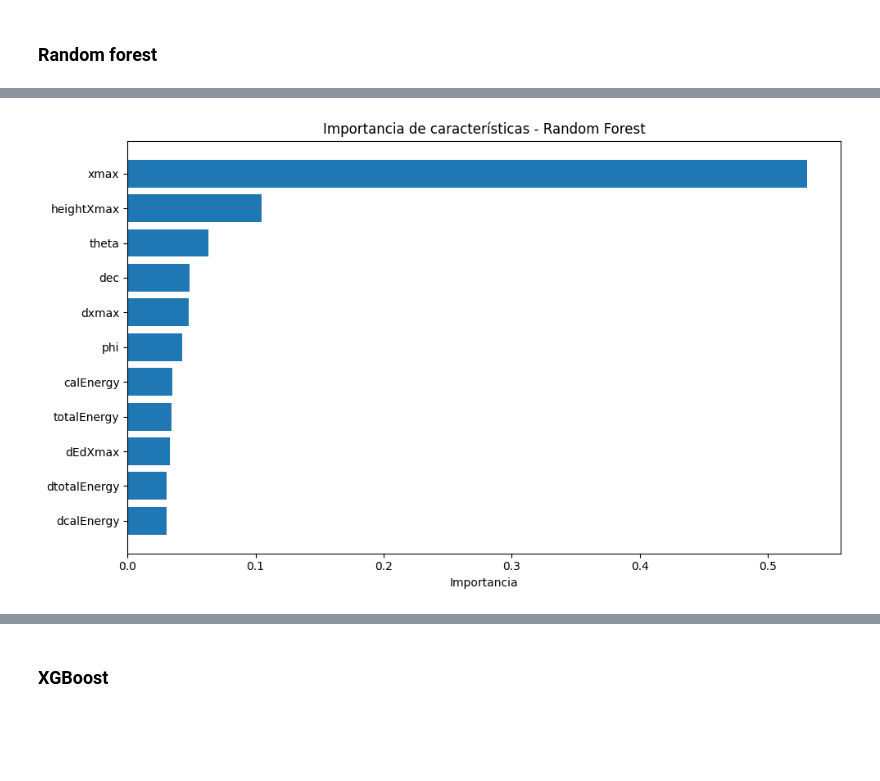
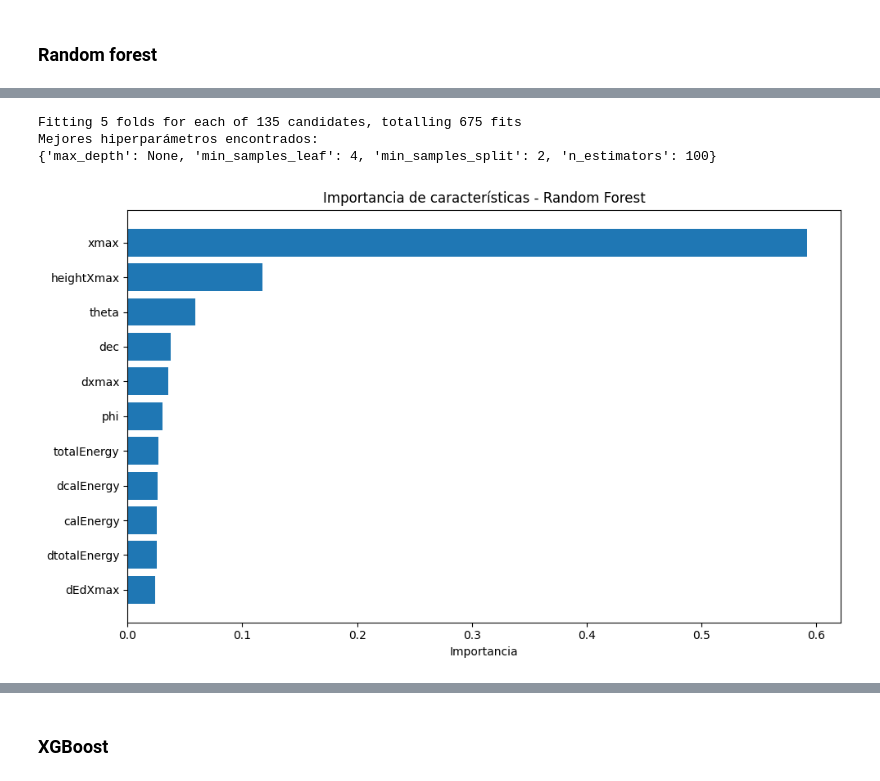
Before and after one commit to awitadelulo/final_enfasis_3, a Jupyter notebook: modelos.ipynb, the cells around one changed output, grey strips where cells are left out. Drawn from its saved outputs; the diff is of its cells as text; code cells hidden in the pictures; blank space fills up the shorter version.

```diff
--- a/modelos.ipynb
+++ b/modelos.ipynb
@@ -160,40 +248,59 @@ weighted avg       0.87      0.84      0.85       678
 # %%
-from sklearn.ensemble import RandomForestClassifier
-from sklearn.metrics import classification_report, confusion_matrix
+# Definir el modelo base
+rf_base = RandomForestClassifier(class_weight='balanced', random_state=42)
 
-# Crear el modelo Random Forest con peso para clases desbalanceadas
-rf_clf = RandomForestClassifier(
-    class_weight='balanced',
-    n_estimators=100,      # número de árboles
-    random_state=42,
-    max_depth=None
+# Definir el grid de hiperparámetros a probar
+param_grid = {
+    'n_estimators': [50, 100, 200],
+    'max_depth': [None, 3 , 7, 10,20],
+    'min_samples_split': [2, 5, 10],
+    'min_samples_leaf': [1, 2, 4]
+}
+
+# Configurar la búsqueda con validación cruzada
+grid_search = GridSearchCV(
+    estimator=rf_base,
+    param_grid=param_grid,
+    cv=5,
+    scoring='f1_macro',  # buena métrica para desbalance
+    n_jobs=-1,
+    verbose=2
 )
 
-# Entrenar el modelo
-rf_clf.fit(X_train, y_train)
+# Entrenar para encontrar los mejores hiperparámetros
+grid_search.fit(X_train, y_train)
 
-# Predecir con el modelo
-y_pred = rf_clf.predict(X_test)
+# Mostrar mejores parámetros encontrados
+print("Mejores hiperparámetros encontrados:")
+print(grid_search.best_params_)
+
+# Evaluar el mejor modelo
+best_rf = grid_search.best_estimator_
+y_pred = best_rf.predict(X_test)
+# %% [output]
+Fitting 5 folds for each of 135 candidates, totalling 675 fits
+Mejores hiperparámetros encontrados:
+{'max_depth': None, 'min_samples_leaf': 4, 'min_samples_split': 2, 'n_estimators': 100}
 # %%
 # Supongamos que tienes un DataFrame con nombres de columnas
 feature_names = X_train.columns  # Si X_train es un DataFrame
 
 # Obtener importancia de cada feature
-importances = rf_clf.feature_importances_
+importances = best_rf.feature_importances_
 
 # Crear un DataFrame ordenado
 feat_importances = pd.DataFrame({
     'Feature': feature_names,
     'Importance': importances
 }).sort_values(by='Importance', ascending=False)
 
 plt.figure(figsize=(10, 6))
 plt.barh(feat_importances['Feature'], feat_importances['Importance'])
 plt.gca().invert_yaxis()  # Opcional: pone la más importante arriba
 plt.title('Importancia de características - Random Forest')
 plt.xlabel('Importancia')
 plt.tight_layout()
 plt.savefig("images/labelImportance_randomForest.png")
 plt.show()
 # %% [output]
-[figure, old version]
+[figure, new version]
```
Also changed, not shown: parts of 40 cells of this notebook, 3 other files.
